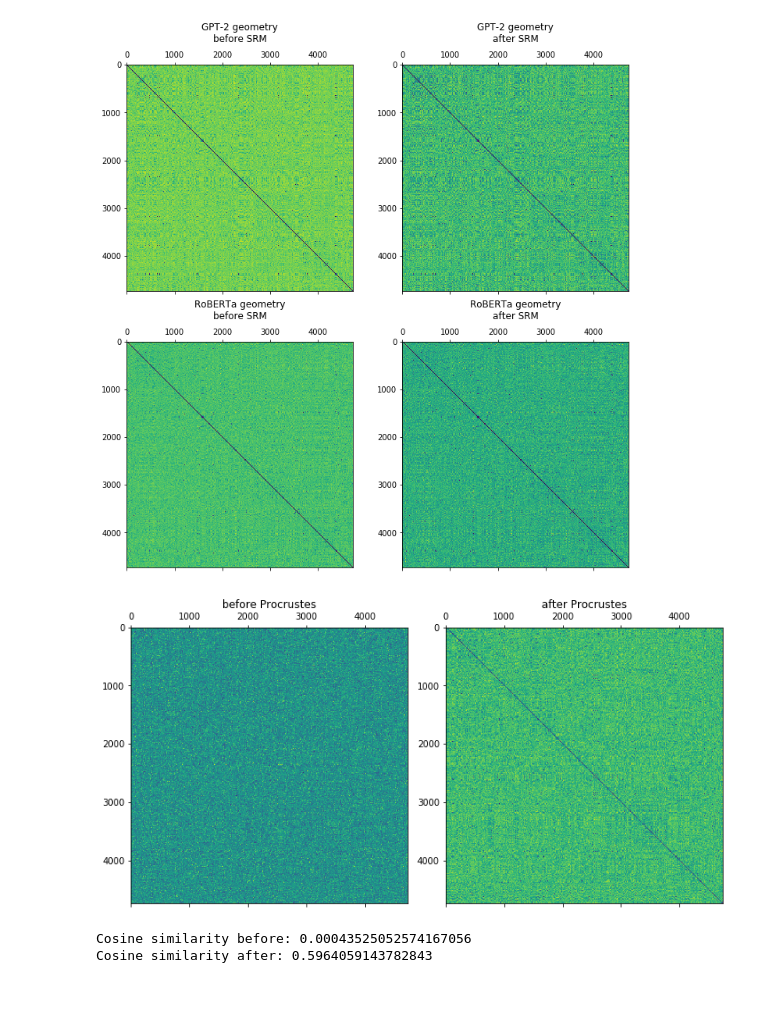
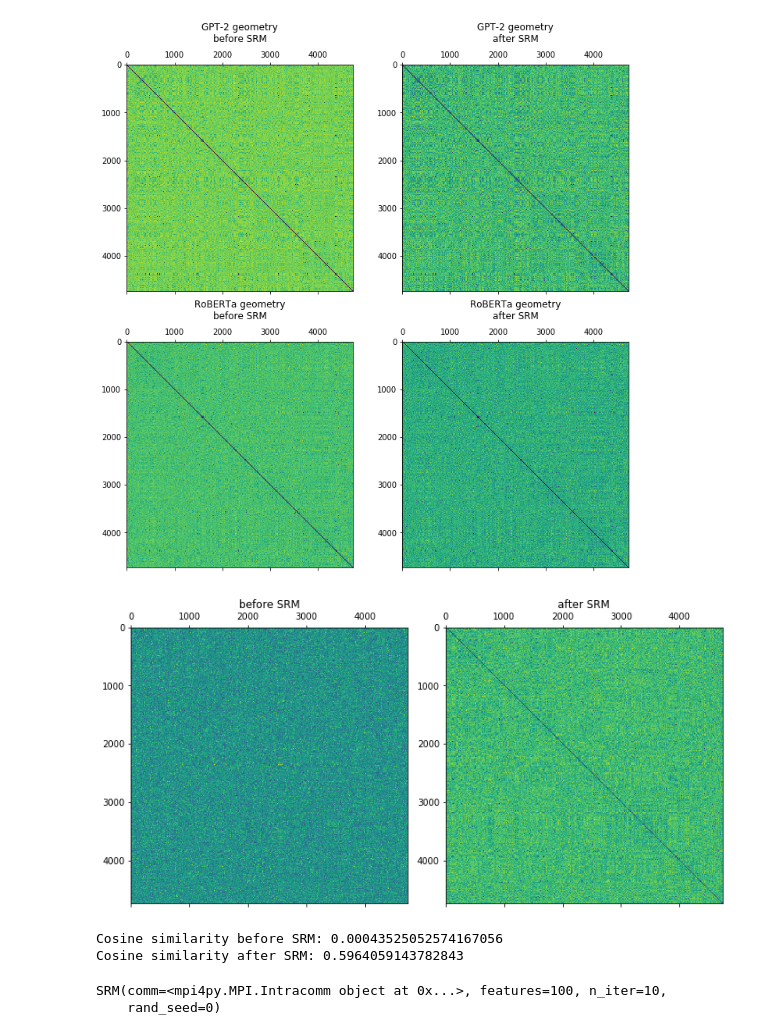
Before and after one commit to snastase/embedding-srm, a Jupyter notebook: embedding_srm.ipynb, the cells around one changed output. Saved outputs shown, nothing was run; the diff lists cells and outputs as text; code cells hidden in the pictures; blank space fills up the shorter version.

```diff
--- a/embedding_srm.ipynb
+++ b/embedding_srm.ipynb
@@ -135,17 +133,17 @@ srm_dist = cdist(gpt2_srm, roberta_srm, metric='cosine')
 # %%
 # Visualize sample-wise alignment before and after
 fig, axs = plt.subplots(ncols=2, nrows=1, figsize=(10, 6))
 axs[0].matshow(original_dist)
-axs[0].set_title('before Procrustes')
+axs[0].set_title('before SRM')
 axs[1].matshow(srm_dist)
-axs[1].set_title('after Procrustes')
+axs[1].set_title('after SRM')
 plt.tight_layout()
 # %% [output]
-[figure, old version]
+[figure, new version]
 # %%
 # Get sample-wise cosine similarities
-print(f"Cosine similarity before: {1 - np.mean(original_dist.diagonal())}")
-print(f"Cosine similarity after: {1 - np.mean(srm_dist.diagonal())}")
+print(f"Cosine similarity before SRM: {1 - np.mean(original_dist.diagonal())}")
+print(f"Cosine similarity after SRM: {1 - np.mean(srm_dist.diagonal())}")
 # %% [output]
-Cosine similarity before: 0.00043525052574167056
-Cosine similarity after: 0.5964059143782843
+Cosine similarity before SRM: 0.00043525052574167056
+Cosine similarity after SRM: 0.5964059143782843
@@ -151,0 +172,8 @@ Cosine similarity after: 0.5964059143782843
+# %%
+# Fit SRM (k = 100) on our training set
+n_features = 100
+srm = SRM(n_iter=10, features=n_features)
+srm.fit([gpt2_train.T, roberta_train.T])
+# %% [output]
+SRM(comm=<mpi4py.MPI.Intracomm object at 0x...>, features=100, n_iter=10,
+    rand_seed=0)
```
Also changed, not shown: parts of 10 cells of this notebook.
